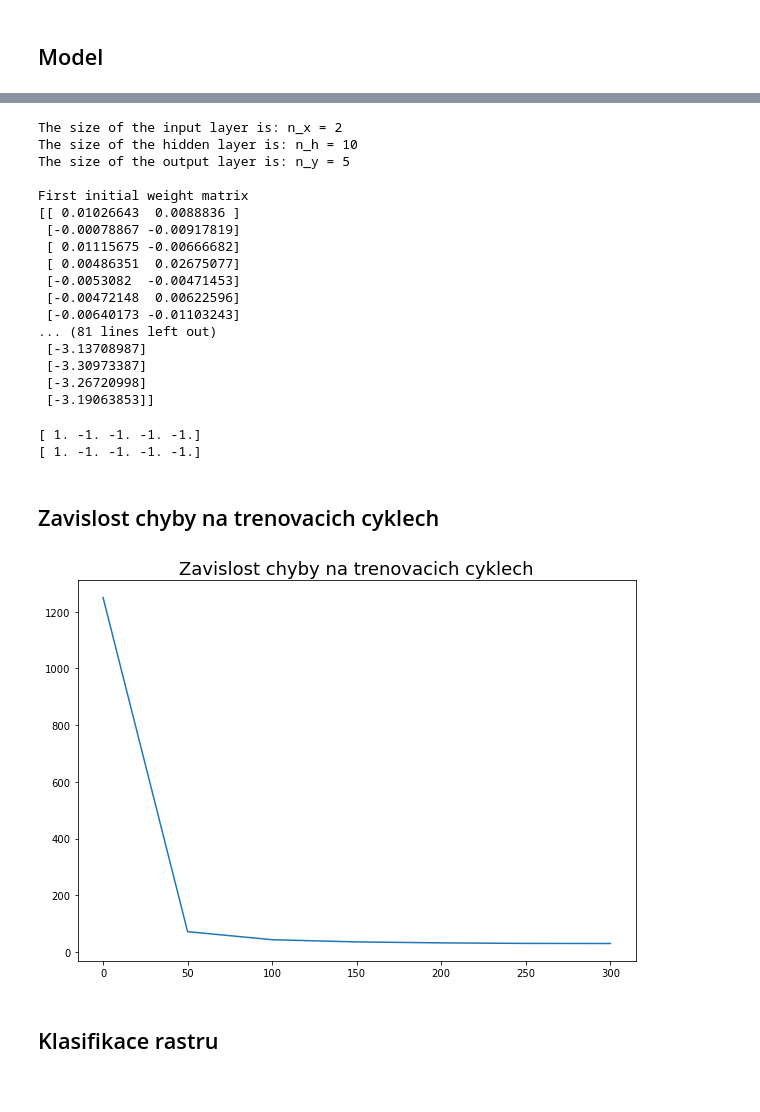
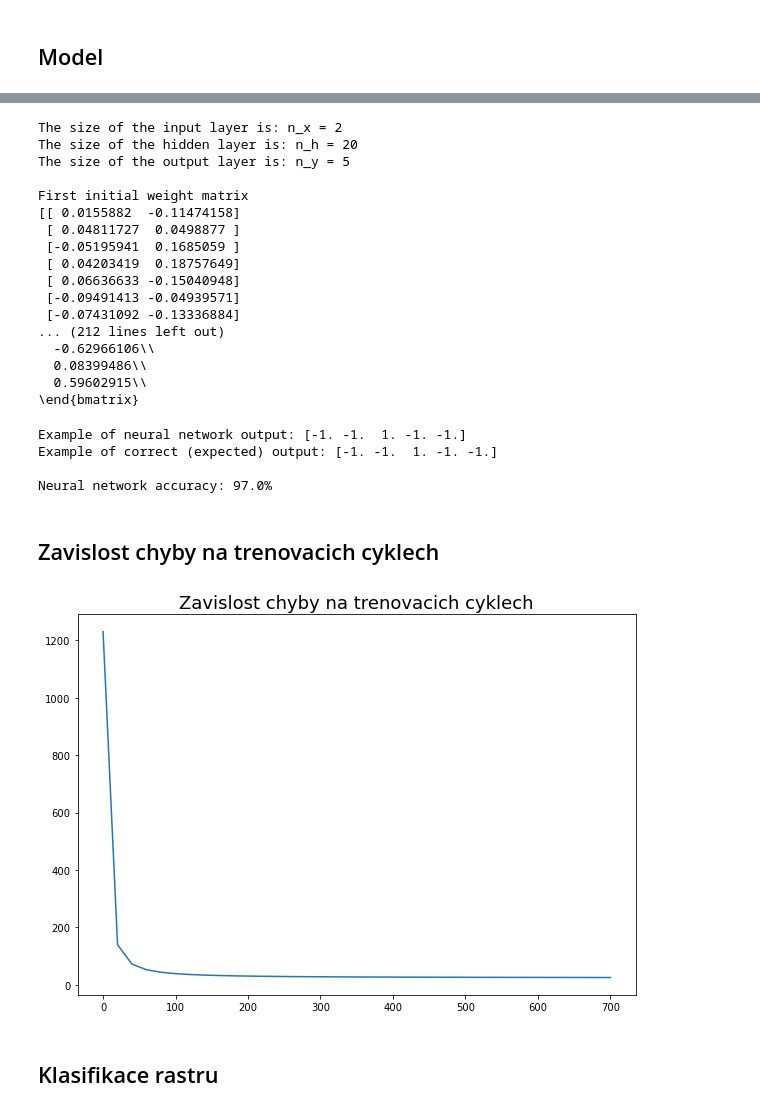
Before and after one commit to fmajer/NSES_SP, a Jupyter notebook: nn_2_layers.ipynb, the cells around one changed output, grey strips where cells are left out. Cells and saved outputs as stored; diff of their text form; code cells hidden in the pictures.

```diff
--- a/nn_2_layers.ipynb
+++ b/nn_2_layers.ipynb
@@ -76,9 +76,9 @@ def initialize_parameters(n_x, n_h, n_y):
                     b2 -- bias vector of shape (n_y, 1)
     """
 
-    W1 = np.random.randn(n_h, n_x) * 0.01
+    W1 = np.random.randn(n_h, n_x) * 0.1
     b1 = np.zeros((n_h,1))
-    W2 = np.random.randn(n_y, n_h) * 0.01
+    W2 = np.random.randn(n_y, n_h) * 0.1
     b2 = np.zeros((n_y,1))
 
     parameters = {"W1": W1,
@@ -298,12 +322,11 @@ Output of neural network after update:
 # %%
-def nn_model(X, Y, slope, learning_rate, num_iterations, print_cost):
+def nn_model(X, Y, slope, learning_rate, num_iterations, print_cost, lowest_accept_error):
 
     cost_list = []
-    lowest_accept_error = 30
 
-    n_x = X.shape[0]
-    n_h = 10
-    n_y = Y.shape[0]
+    n_x = X.shape[0] # input layer size
+    n_h = 20         # hidden layer size
+    n_y = Y.shape[0] # output layer size
 
     print("The size of the input layer is: n_x = " + str(n_x))
     print("The size of the hidden layer is: n_h = " + str(n_h))
@@ -321,6 +344,8 @@ def nn_model(X, Y, slope, learning_rate, num_iterations, print_cost):
     print("Second initial weight matrix \n" + str(W2) + "\n")
     print("Second initial bias vector \n" + str(b2) + "\n")
 
+    #print(bmatrix(W1))
+
     trained = False
 
     for i in range(0, num_iterations):
@@ -329,7 +354,7 @@ def nn_model(X, Y, slope, learning_rate, num_iterations, print_cost):
         grads = backward_propagation(X, Y, parameters, cache, slope)
         parameters = update_parameters(parameters, grads, learning_rate)
 
-        if i % 50 == 0: # NUTNO ZMENIT PRO DANA DATA
+        if i % 20 == 0: # NUTNO ZMENIT PRO DANA DATA
            cost_list.append(cost)
 
         if print_cost and i % 100 == 0:
@@ -357,11 +382,15 @@ def nn_model(X, Y, slope, learning_rate, num_iterations, print_cost):
     print("Second final weight matrix \n" + str(W2) + "\n")
     print("Second final bias vector \n" + str(b2) + "\n")
 
+    #print(bmatrix(W1))
+    #print(bmatrix(b1))
+
     return parameters, cost_list
 # %%
 slope = [1, 1] # sklon u tanh funkce
 
-parameters, cost_list = nn_model(X, Y, slope, learning_rate=1, num_iterations=1000, print_cost=True)
+parameters, cost_list = nn_model(X, Y, slope, learning_rate=1, num_iterations=1000,
+                                 print_cost=True, lowest_accept_error=25)
 
 #   DATA1
 #learning rate = 1
@@ -376,49 +405,60 @@ parameters, cost_list = nn_model(X, Y, slope, learning_rate=1, num_iterations=10
 #pro vykreslovani - i % 50
 # %% [output]
 The size of the input layer is: n_x = 2
-The size of the hidden layer is: n_h = 10
+The size of the hidden layer is: n_h = 20
 The size of the output layer is: n_y = 5
 
 First initial weight matrix
-[[ 0.01026643  0.0088836 ]
- [-0.00078867 -0.00917819]
- [ 0.01115675 -0.00666682]
- [ 0.00486351  0.02675077]
- [-0.0053082  -0.00471453]
- [-0.00472148  0.00622596]
- [-0.00640173 -0.01103243]
-... (81 lines left out)
- [-3.13708987]
- [-3.30973387]
- [-3.26720998]
- [-3.19063853]]
+[[ 0.0155882  -0.11474158]
+ [ 0.04811727  0.0498877 ]
+ [-0.05195941  0.1685059 ]
+ [ 0.04203419  0.18757649]
+ [ 0.06636633 -0.15040948]
+ [-0.09491413 -0.04939571]
+ [-0.07431092 -0.13336884]
+... (212 lines left out)
+  -0.62966106\\
+  0.08399486\\
+  0.59602915\\
+\end{bmatrix}
 # %%
 A2, cache = forward_propagation(X, parameters, slope)
 A2 = np.rint(A2) # round to nearest integer
 
-print(A2[:,0])
-print(Y[:,0])
+print("Example of neural network output: " + str(A2[:,220]))
+print("Example of correct (expected) output: " + str(Y[:,220]) + "\n")
+
+# print(A2 == Y)
+correct_outputs = 0
+for i in range(A2.shape[1]):
+    if np.array_equal(A2[:,i],Y[:,i]):
+        correct_outputs += 1
+
+accuracy = correct_outputs / A2.shape[0]
+print("Neural network accuracy: " + str(round(accuracy,2)) + "%")
 # %% [output]
-[ 1. -1. -1. -1. -1.]
-[ 1. -1. -1. -1. -1.]
+Example of neural network output: [-1. -1.  1. -1. -1.]
+Example of correct (expected) output: [-1. -1.  1. -1. -1.]
+
+Neural network accuracy: 97.0%
 # %% [markdown]
 ## Zavislost chyby na trenovacich cyklech
 # %%
 i = range(len(cost_list))
-i = [item * 50 for item in i] # CISLO MUSI SEDET S TIM, CO JE V MODELU
+i = [item * 20 for item in i] # CISLO MUSI SEDET S TIM, CO JE V MODELU
 
 # neberu kazdy error, jinak to osciluje hodne, graf je dost necitelny, neni dobre videt trend
 
 plt.figure(figsize=(10, 7))
 plt.plot(i, cost_list)
 plt.title("Zavislost chyby na trenovacich cyklech", fontsize=18)
 ax = plt.gca()
 ax.set_facecolor('white')
 
 plt.savefig('obr/nn_2layer_error_data2') # NUTNO ZMENIT PRO DANA DATA
 plt.show()
 # %% [output]
-[figure, old version]
+[figure, new version]
 # %% [markdown]
 ## Klasifikace rastru
 # %%
```
Also changed, not shown: parts of 10 cells of this notebook, 10 other files.
